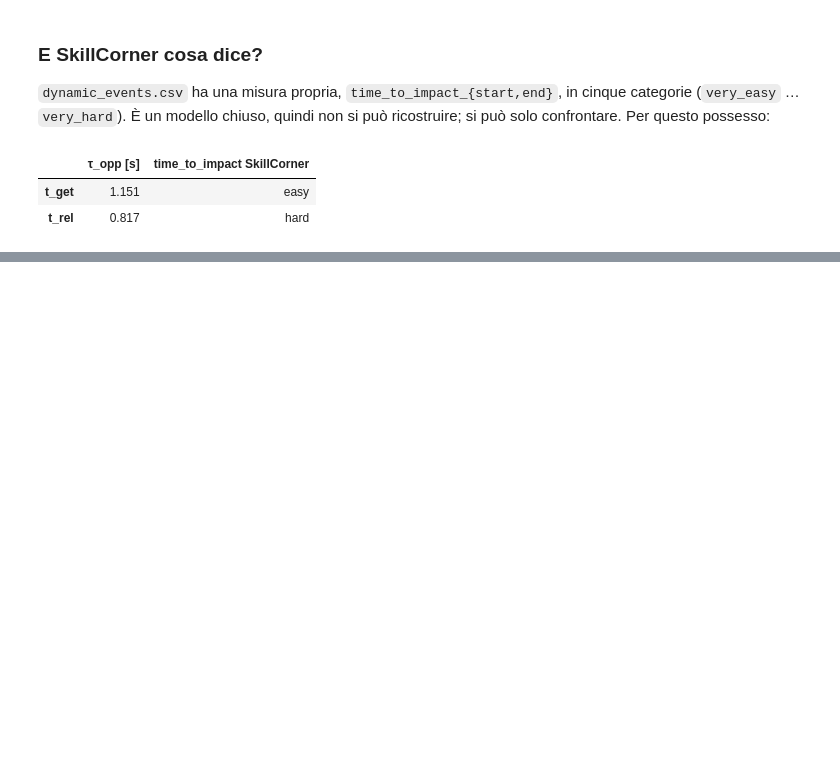
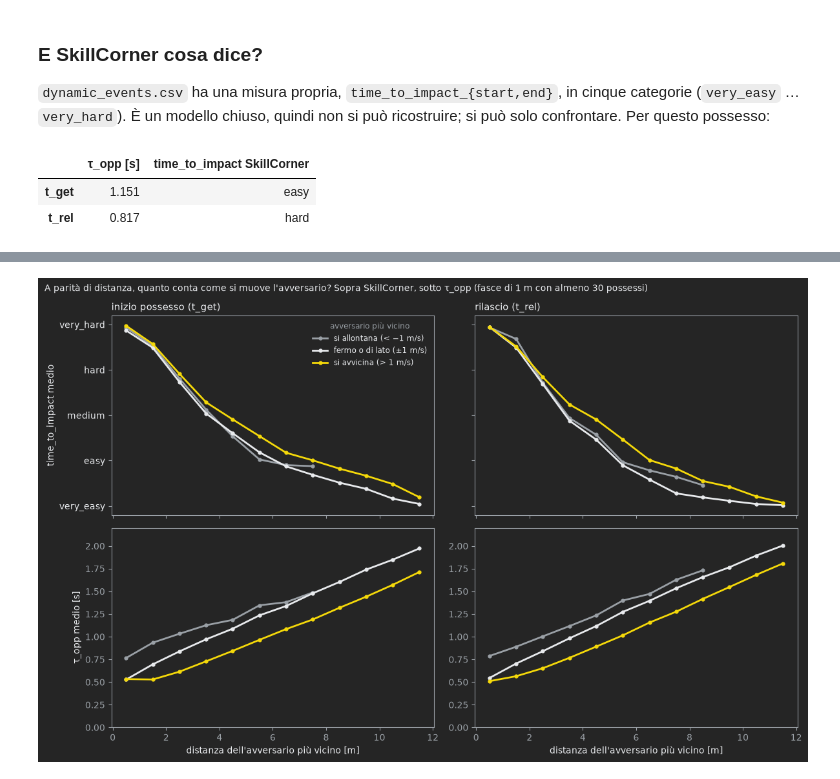
Before and after one commit to lollokomotiv/sport_code_repo, a Jupyter notebook: analytics_cup_project/explorations/03-calcolo-tau-opp.ipynb, the cells around one changed output, grey strips where cells are left out. Saved outputs shown, nothing was run; the diff lists cells and outputs as text; code cells hidden in the pictures; blank space fills up the shorter version.

```diff
--- a/analytics_cup_project/explorations/03-calcolo-tau-opp.ipynb
+++ b/analytics_cup_project/explorations/03-calcolo-tau-opp.ipynb
@@ -732,0 +929,20 @@ costruito su τ_opp.
+# %%
+glob = []
+for q in ("start", "end"):
+    s_ = tau[[f"time_to_impact_{q}_id", f"tau_opp_{q}", f"d_min_{q}"]].dropna()
+    glob.append({"istante": q, "N": len(s_),
+                 "ρ con τ_opp": spearmanr(s_.iloc[:, 0], s_.iloc[:, 1])[0],
+                 "ρ con distanza dell'avversario più vicino": spearmanr(s_.iloc[:, 0], s_.iloc[:, 2])[0]})
+display(pd.DataFrame(glob).set_index("istante").round(3))
+
+FASCE = [0, 1, 2, 3, 4, 5, 6, 8, 10, 15]
+parita = []
+for q in ("start", "end"):
+    s_ = tau[[f"time_to_impact_{q}_id", f"d_min_{q}", f"v_verso_{q}"]].dropna()
+    s_["fascia"] = pd.cut(s_[f"d_min_{q}"], FASCE)
+    for f, g in s_.groupby("fascia", observed=True):
+        parita.append({"istante": q, "distanza [m]": str(f), "N": len(g),
+                       "classe mediana": g[f"time_to_impact_{q}_id"].median(),
+                       "ρ(classe, v verso il portatore)": spearmanr(g[f"time_to_impact_{q}_id"], g[f"v_verso_{q}"])[0]})
+pd.DataFrame(parita).pivot(index="distanza [m]", columns="istante").reindex(
+    [str(pd.Interval(a, b)) for a, b in zip(FASCE[:-1], FASCE[1:])]).round(2)
@@ -732,0 +966,38 @@ costruito su τ_opp.
+# %%
+# La stessa prova in figura, per le due misure sugli stessi possessi: valore medio per
+# fascia di distanza, separando chi si allontana, chi è fermo o si muove di lato, e
+# chi corre verso il portatore.
+GRUPPI_V = [(-np.inf, -1, "si allontana (< −1 m/s)", MUTED), (-1, 1, "fermo o di lato (±1 m/s)", INK),
+            (1, np.inf, "si avvicina (> 1 m/s)", SCIA)]
+fig, assi = plt.subplots(2, 2, figsize=(12, 7.6), facecolor=BG, sharex=True)
+for colonna, (q, titolo) in enumerate((("start", "inizio possesso (t_get)"), ("end", "rilascio (t_rel)"))):
+    s_ = tau[[f"time_to_impact_{q}_id", f"tau_opp_{q}", f"d_min_{q}", f"v_verso_{q}"]].dropna()
+    s_ = s_[s_[f"d_min_{q}"] < 12]
+    s_["fascia"] = (s_[f"d_min_{q}"] // 1) + 0.5
+    for riga_, (misura, etichetta_y) in enumerate(((f"time_to_impact_{q}_id", "time_to_impact medio"),
+                                                   (f"tau_opp_{q}", "τ_opp medio [s]"))):
+        a = assi[riga_, colonna]
+        a.set_facecolor(BG); a.tick_params(colors=MUTED)
+        for s in a.spines.values():
+            s.set_color(MUTED)
+        for lo, hi, nome_, c in GRUPPI_V:
+            g = s_[(s_[f"v_verso_{q}"] > lo) & (s_[f"v_verso_{q}"] <= hi)].groupby("fascia")[misura]
+            m_ = g.mean()[g.size() >= 30]
+            a.plot(m_.index, m_.values, color=c, lw=2, marker="o", ms=3.5, label=nome_)
+        if riga_ == 0:
+            a.set_title(titolo, color=INK, loc="left", fontsize=10.5)
+            a.set_yticks(range(1, 6), ETICHETTE if colonna == 0 else [], color=INK)
+            a.set_ylim(0.8, 5.2)
+        else:
+            a.set_xlabel("distanza dell'avversario più vicino [m]", color=INK)
+            a.set_ylim(0, 2.2)
+        if colonna == 0:
+            a.set_ylabel(etichetta_y, color=INK)
+assi[0, 0].legend(frameon=False, labelcolor=INK, fontsize=8.5, title="avversario più vicino",
+                  title_fontproperties=dict(size=8.5)).get_title().set_color(MUTED)
+fig.suptitle("A parità di distanza, quanto conta come si muove l'avversario? Sopra SkillCorner, sotto τ_opp "
+             "(fasce di 1 m con almeno 30 possessi)", color=INK, x=0.01, ha="left", fontsize=10)
+plt.tight_layout()
+plt.show()
+# %% [output]
+[figure, added]
```
Also changed, not shown: parts of 16 cells of this notebook, 15 other files.
